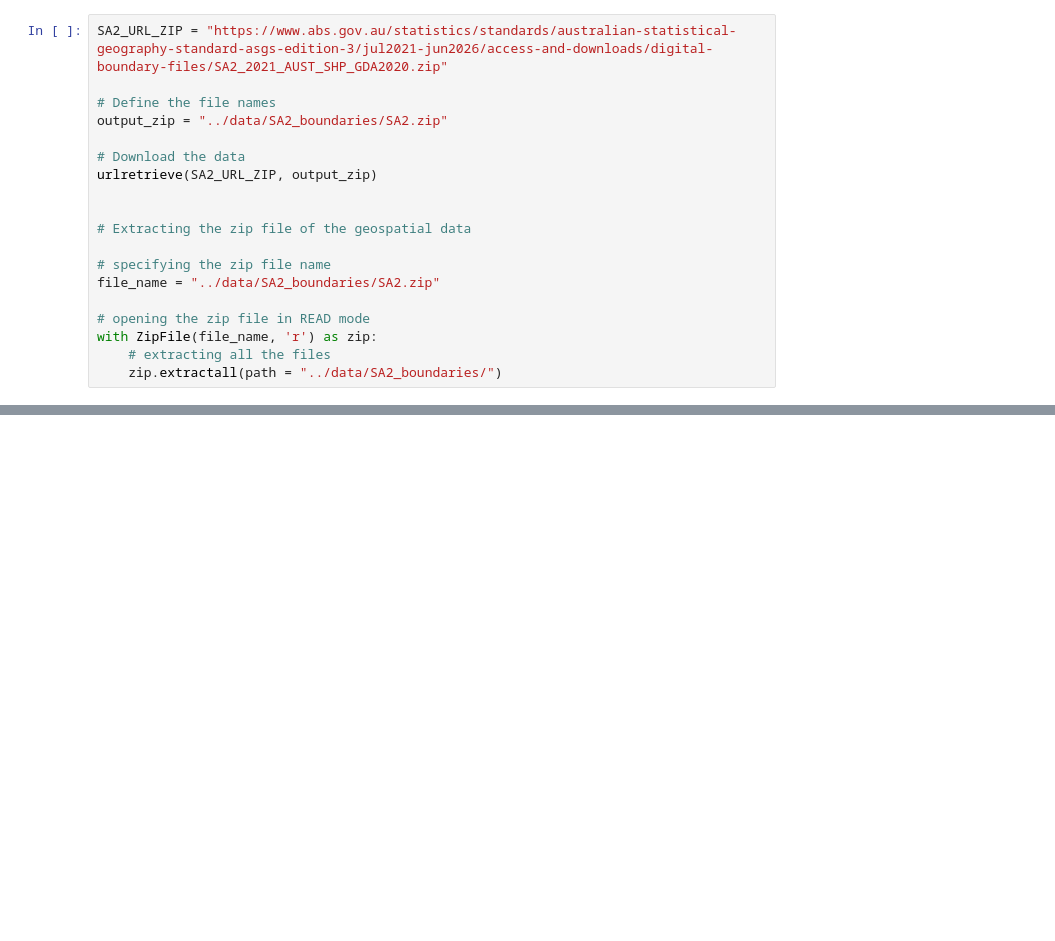
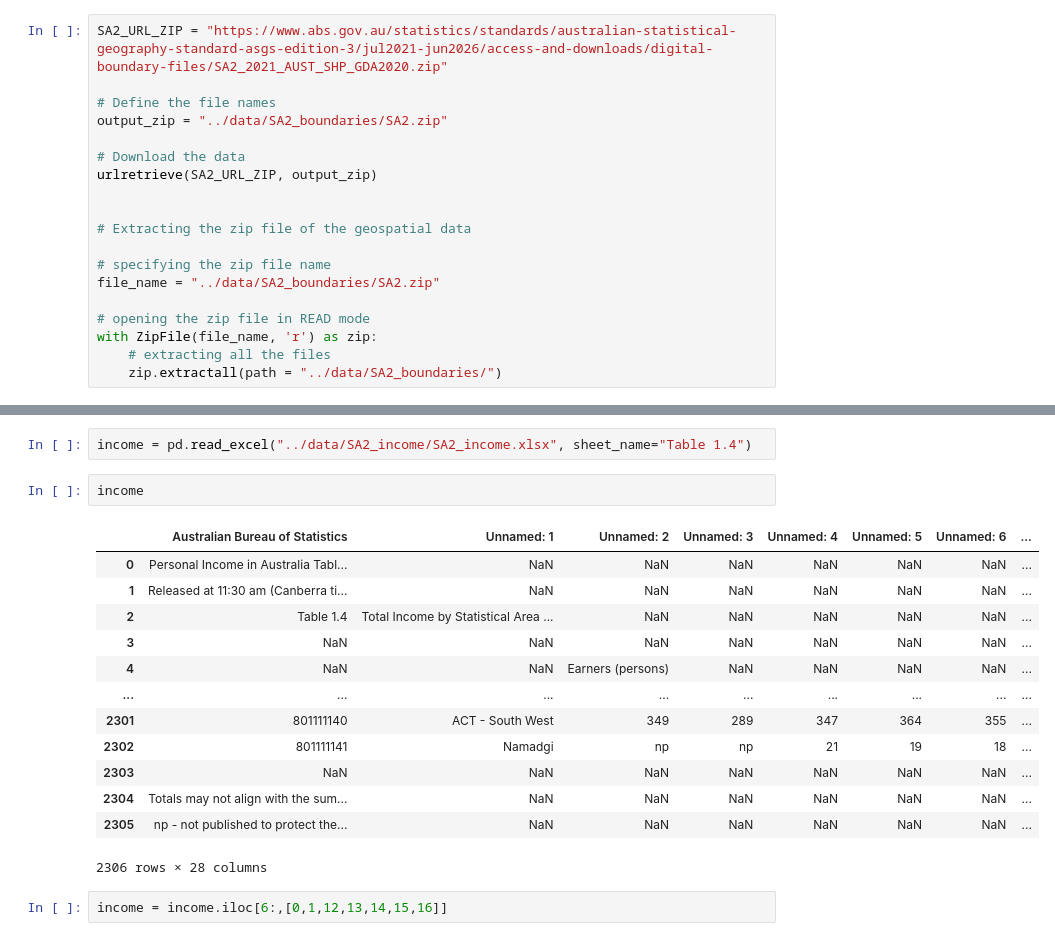
Before and after one commit to MAST30034-Applied-Data-Science/generic-buy-now-pay-later-project-group-10-bnpl, a Jupyter notebook: notebooks/External dataset EDA.ipynb, the cells around one changed output, grey strips where cells are left out. Saved outputs shown, nothing was run; the diff lists cells and outputs as text; blank space fills up the shorter version.

Commit message:
SA2 income dataset download and cleaning

```diff
--- a/notebooks/External dataset EDA.ipynb
+++ b/notebooks/External dataset EDA.ipynb
@@ -163,0 +142,20 @@ only showing top 20 rows
+# %%
+income = pd.read_excel("../data/SA2_income/SA2_income.xlsx", sheet_name="Table 1.4")
+# %%
+income
+# %% [output]
+|  | Australian Bureau of Statistics | Unnamed: 1 | Unnamed: 2 | Unnamed: 3 | Unnamed: 4 | Unnamed: 5 | Unnamed: 6 | ... |
+| 0 | Personal Income in Australia Tabl... | NaN | NaN | NaN | NaN | NaN | NaN | ... |
+| 1 | Released at 11:30 am (Canberra ti... | NaN | NaN | NaN | NaN | NaN | NaN | ... |
+| 2 | Table 1.4 | Total Income by Statistical Area ... | NaN | NaN | NaN | NaN | NaN | ... |
+| 3 | NaN | NaN | NaN | NaN | NaN | NaN | NaN | ... |
+| 4 | NaN | NaN | Earners (persons) | NaN | NaN | NaN | NaN | ... |
+| ... | ... | ... | ... | ... | ... | ... | ... | ... |
+| 2301 | 801111140 | ACT - South West | 349 | 289 | 347 | 364 | 355 | ... |
+| 2302 | 801111141 | Namadgi | np | np | 21 | 19 | 18 | ... |
+| 2303 | NaN | NaN | NaN | NaN | NaN | NaN | NaN | ... |
+| 2304 | Totals may not align with the sum... | NaN | NaN | NaN | NaN | NaN | NaN | ... |
+| 2305 | np - not published to protect the... | NaN | NaN | NaN | NaN | NaN | NaN | ... |
+2306 rows × 28 columns
+# %%
+income = income.iloc[6:,[0,1,12,13,14,15,16]]
```
Also changed, not shown: parts of 8 cells of this notebook, 3 other files.
